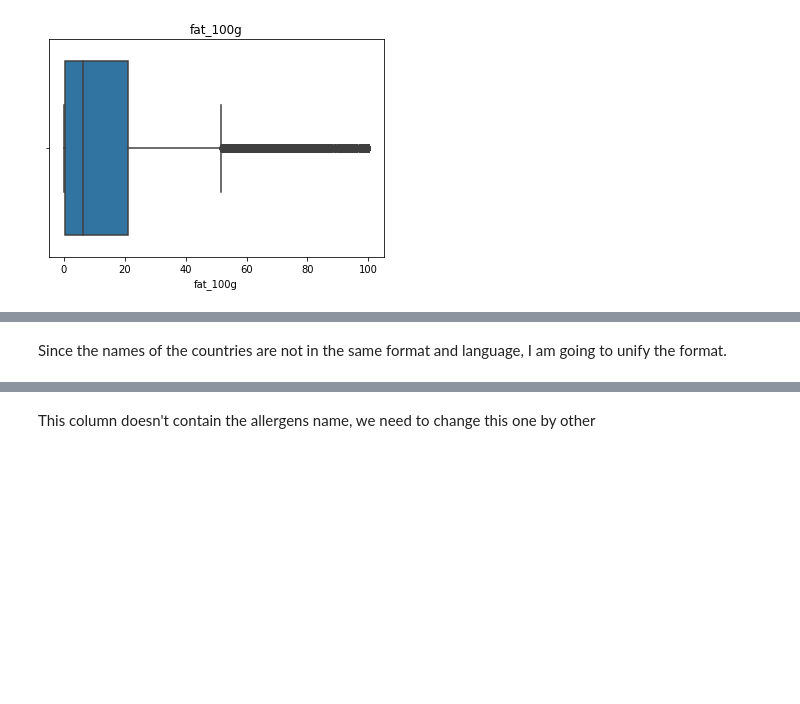
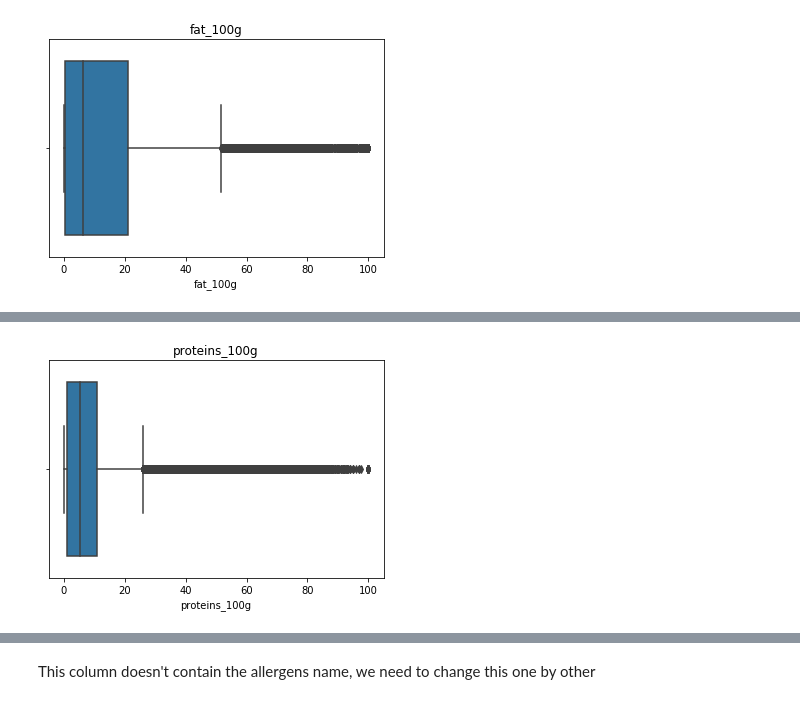
Before and after one commit to celine-y/open_food_facts, a Jupyter notebook: project.ipynb, the cells around one changed output, grey strips where cells are left out. Cells and saved outputs as stored; diff of their text form; code cells hidden in the pictures; blank space fills up the shorter version.

Commit message:
proteins_100g cleaned

```diff
--- a/project.ipynb
+++ b/project.ipynb
@@ -205,3 +238,7 @@ plot_boxplot(food_df,'fat_100g')
+# %%
+plot_boxplot(food_df,'proteins_100g')
+# %% [output]
+[figure, added]
 # %%
 countries = food_df.groupby(food_df['countries']).sum()
 countries
@@ -225,8 +262,6 @@ countries
 | 대한민국 | 3.0 | 0.0 | 0.0 | 2615.00 | 22.000 | 9.100 | ... |
 | 중화인민공화국,체코,프랑스,그리스,쿠웨이트,몰디브,폴란드,슬... | 3.0 | 0.0 | 0.0 | 118.00 | 0.000 | 0.000 | ... |
 3198 rows × 18 columns
-# %% [markdown]
-Since the names of the countries are not in the same format and language, I am going to unify the format.
 # %%
 counter = 0
 
```
Also changed, not shown: parts of 5 cells of this notebook.
